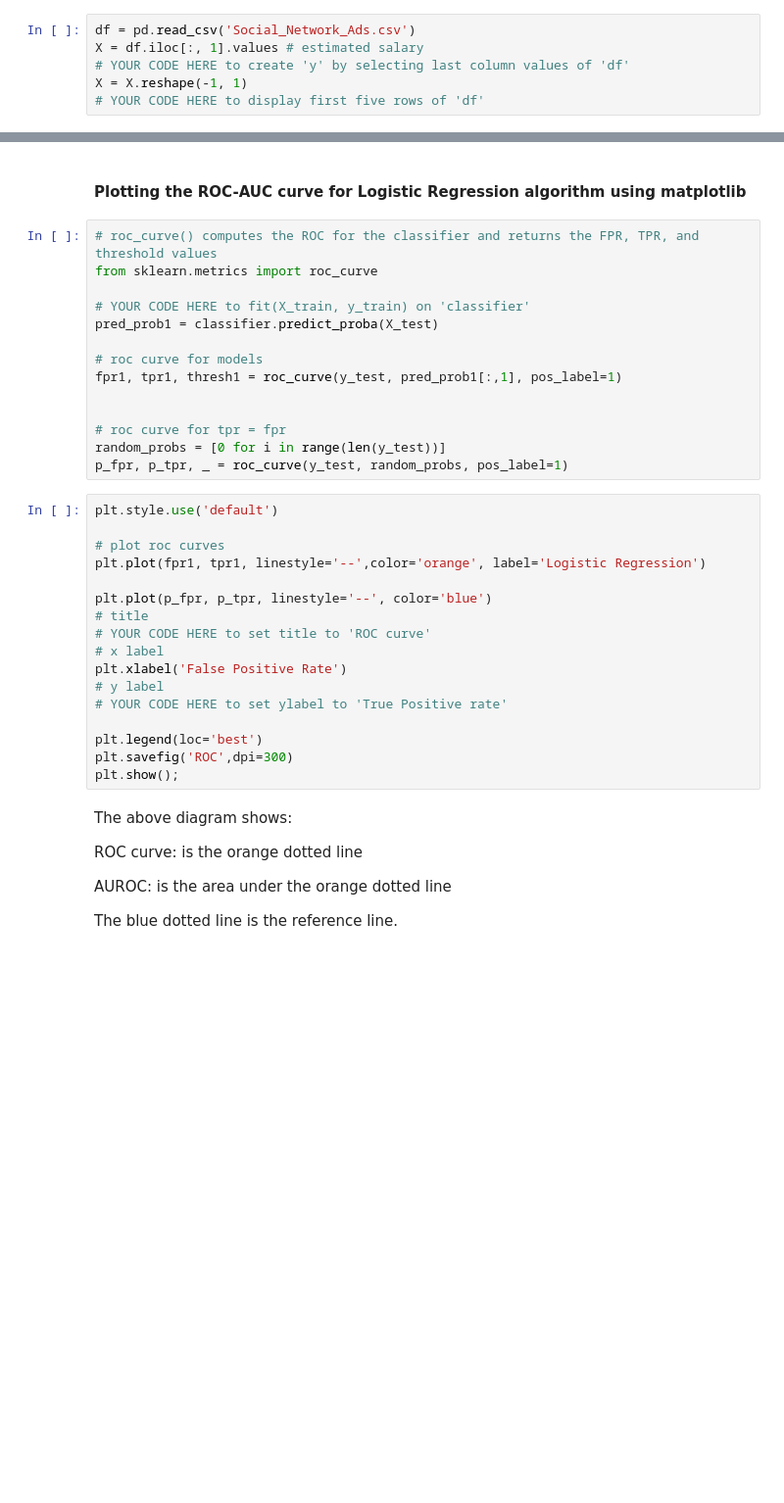
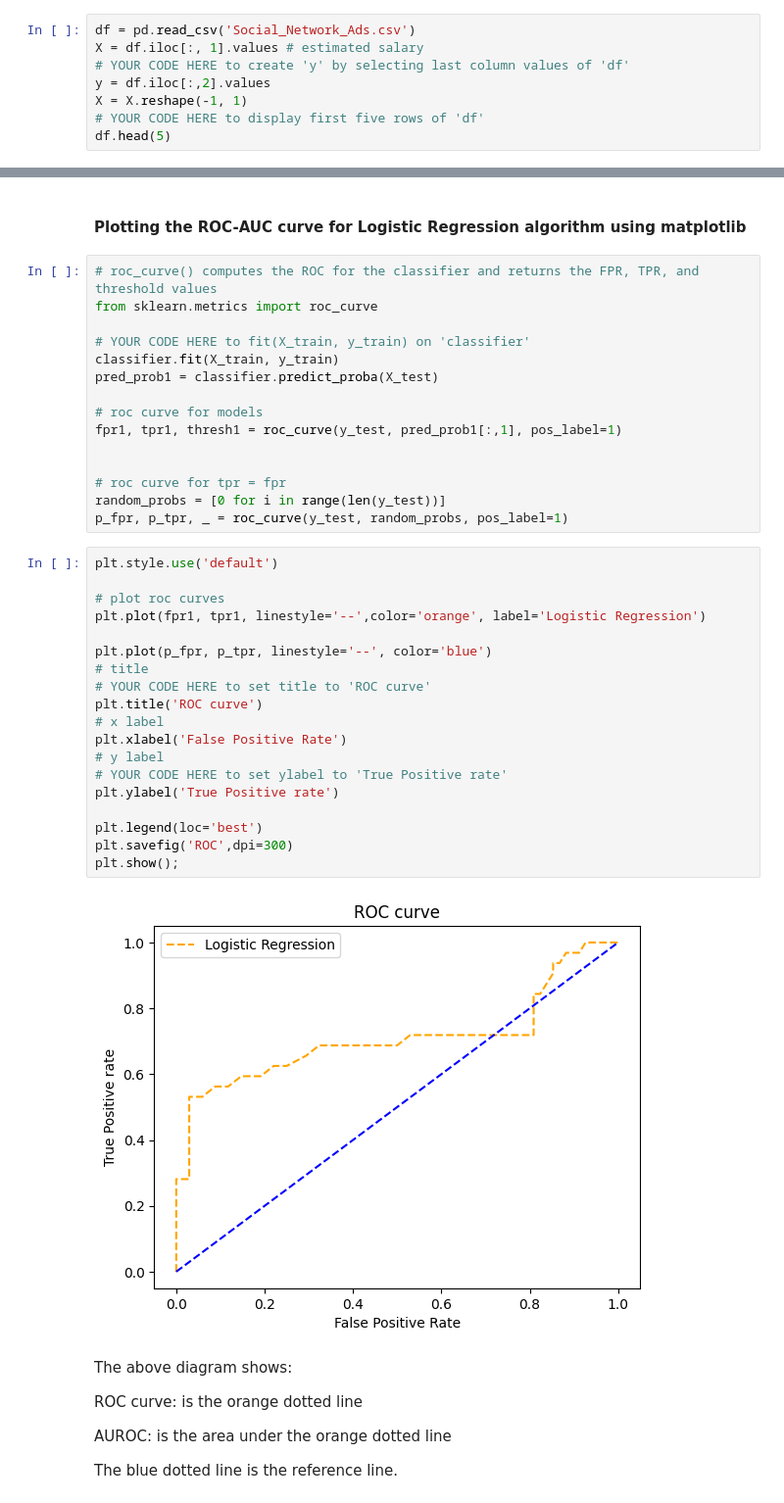
Before and after one commit to Shrutiba/iisc_cds, a Jupyter notebook: M2_AST_03_BinaryClassification_and_PerformanceMetrics_A.ipynb, the cells around one changed output, grey strips where cells are left out. Shown at 98% size. Cells and saved outputs as stored; diff of their text form; blank space fills up the shorter version.

```diff
--- a/M2_AST_03_BinaryClassification_and_PerformanceMetrics_A.ipynb
+++ b/M2_AST_03_BinaryClassification_and_PerformanceMetrics_A.ipynb
@@ -234,5 +236,7 @@ from sklearn.metrics import classification_report, confusion_matrix
 df = pd.read_csv('Social_Network_Ads.csv')
 X = df.iloc[:, 1].values # estimated salary
 # YOUR CODE HERE to create 'y' by selecting last column values of 'df'
+y = df.iloc[:,2].values
 X = X.reshape(-1, 1)
 # YOUR CODE HERE to display first five rows of 'df'
+df.head(5)
@@ -351,6 +385,7 @@ AUC has a range of [0, 1]. The greater the value, the better is the performance
 from sklearn.metrics import roc_curve
 
 # YOUR CODE HERE to fit(X_train, y_train) on 'classifier'
+classifier.fit(X_train, y_train)
 pred_prob1 = classifier.predict_proba(X_test)
 
 # roc curve for models
@@ -363,20 +398,24 @@ p_fpr, p_tpr, _ = roc_curve(y_test, random_probs, pos_label=1)
 # %%
 plt.style.use('default')
 
 # plot roc curves
 plt.plot(fpr1, tpr1, linestyle='--',color='orange', label='Logistic Regression')
 
 plt.plot(p_fpr, p_tpr, linestyle='--', color='blue')
 # title
 # YOUR CODE HERE to set title to 'ROC curve'
+plt.title('ROC curve')
 # x label
 plt.xlabel('False Positive Rate')
 # y label
 # YOUR CODE HERE to set ylabel to 'True Positive rate'
+plt.ylabel('True Positive rate')
 
 plt.legend(loc='best')
 plt.savefig('ROC',dpi=300)
 plt.show();
+# %% [output]
+[figure, added]
 # %% [markdown]
 The above diagram shows:
 
```
Also changed, not shown: parts of 28 cells of this notebook.
